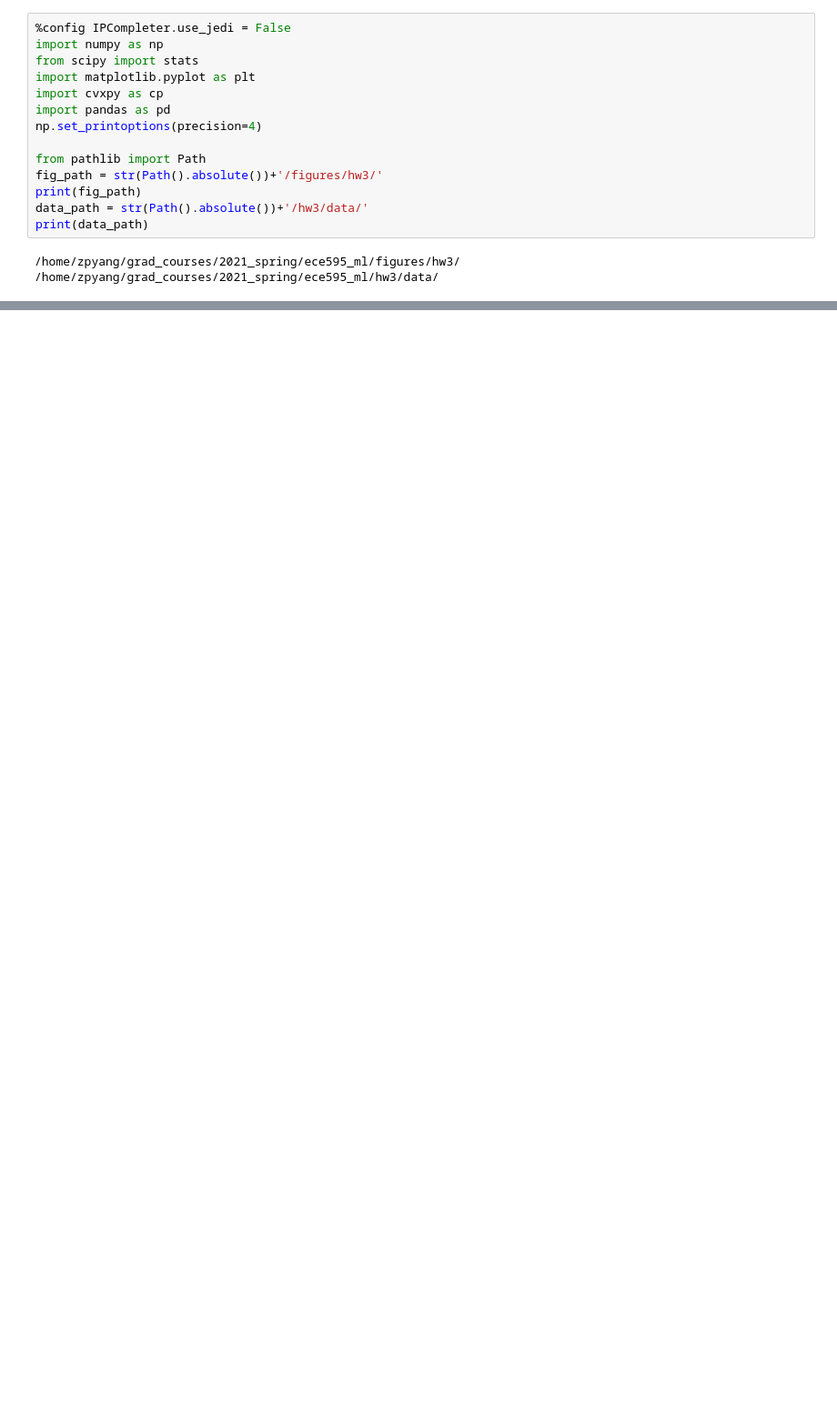
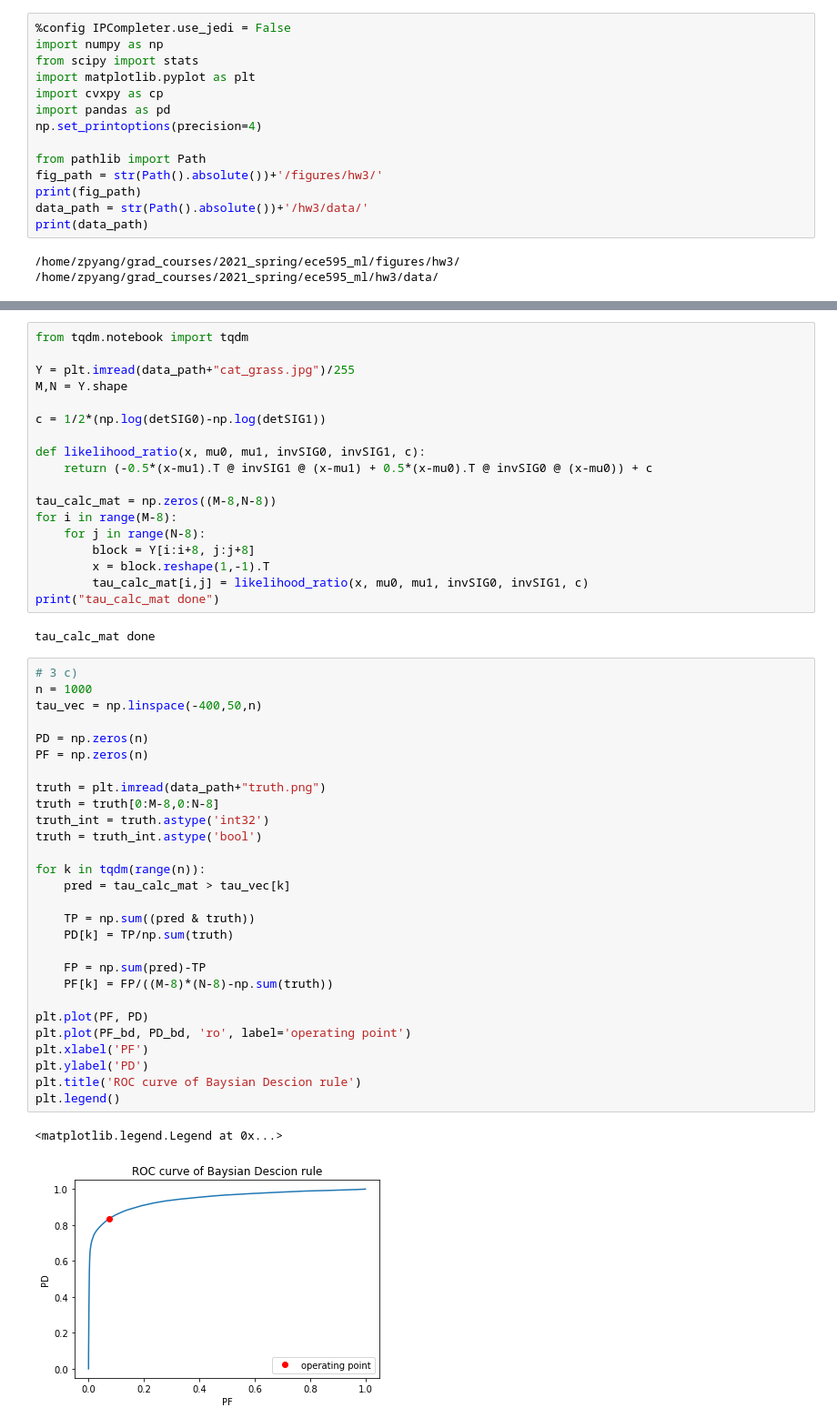
Before and after one commit to zp-yang/grad_courses, a Jupyter notebook: 2021_spring/ece595_ml/hw3.ipynb, the cells around one changed output, grey strips where cells are left out. Shown: that part at 91% size. Cells and saved outputs as stored; diff of their text form; blank space fills up the shorter version.

```diff
--- a/2021_spring/ece595_ml/hw3.ipynb
+++ b/2021_spring/ece595_ml/hw3.ipynb
@@ -27,0 +191,51 @@ train_grass = np.matrix(train_grass)
+# %%
+from tqdm.notebook import tqdm
+
+Y = plt.imread(data_path+"cat_grass.jpg")/255
+M,N = Y.shape
+
+c = 1/2*(np.log(detSIG0)-np.log(detSIG1))
+
+def likelihood_ratio(x, mu0, mu1, invSIG0, invSIG1, c):
+    return (-0.5*(x-mu1).T @ invSIG1 @ (x-mu1) + 0.5*(x-mu0).T @ invSIG0 @ (x-mu0)) + c
+
+tau_calc_mat = np.zeros((M-8,N-8))
+for i in range(M-8):
+    for j in range(N-8):
+        block = Y[i:i+8, j:j+8]
+        x = block.reshape(1,-1).T
+        tau_calc_mat[i,j] = likelihood_ratio(x, mu0, mu1, invSIG0, invSIG1, c)
+print("tau_calc_mat done")
+# %% [output]
+tau_calc_mat done
+# %%
+# 3 c)
+n = 1000
+tau_vec = np.linspace(-400,50,n)
+
+PD = np.zeros(n)
+PF = np.zeros(n)
+
+truth = plt.imread(data_path+"truth.png")
+truth = truth[0:M-8,0:N-8]
+truth_int = truth.astype('int32')
+truth = truth_int.astype('bool')
+
+for k in tqdm(range(n)):
+    pred = tau_calc_mat > tau_vec[k]
+
+    TP = np.sum((pred & truth))
+    PD[k] = TP/np.sum(truth)
+
+    FP = np.sum(pred)-TP
+    PF[k] = FP/((M-8)*(N-8)-np.sum(truth))
+
+plt.plot(PF, PD)
+plt.plot(PF_bd, PD_bd, 'ro', label='operating point')
+plt.xlabel('PF')
+plt.ylabel('PD')
+plt.title('ROC curve of Baysian Descion rule')
+plt.legend()
+# %% [output]
+<matplotlib.legend.Legend at 0x...>
+[figure, added]
```
Also changed, not shown: parts of 21 cells of this notebook, 5 other files.
